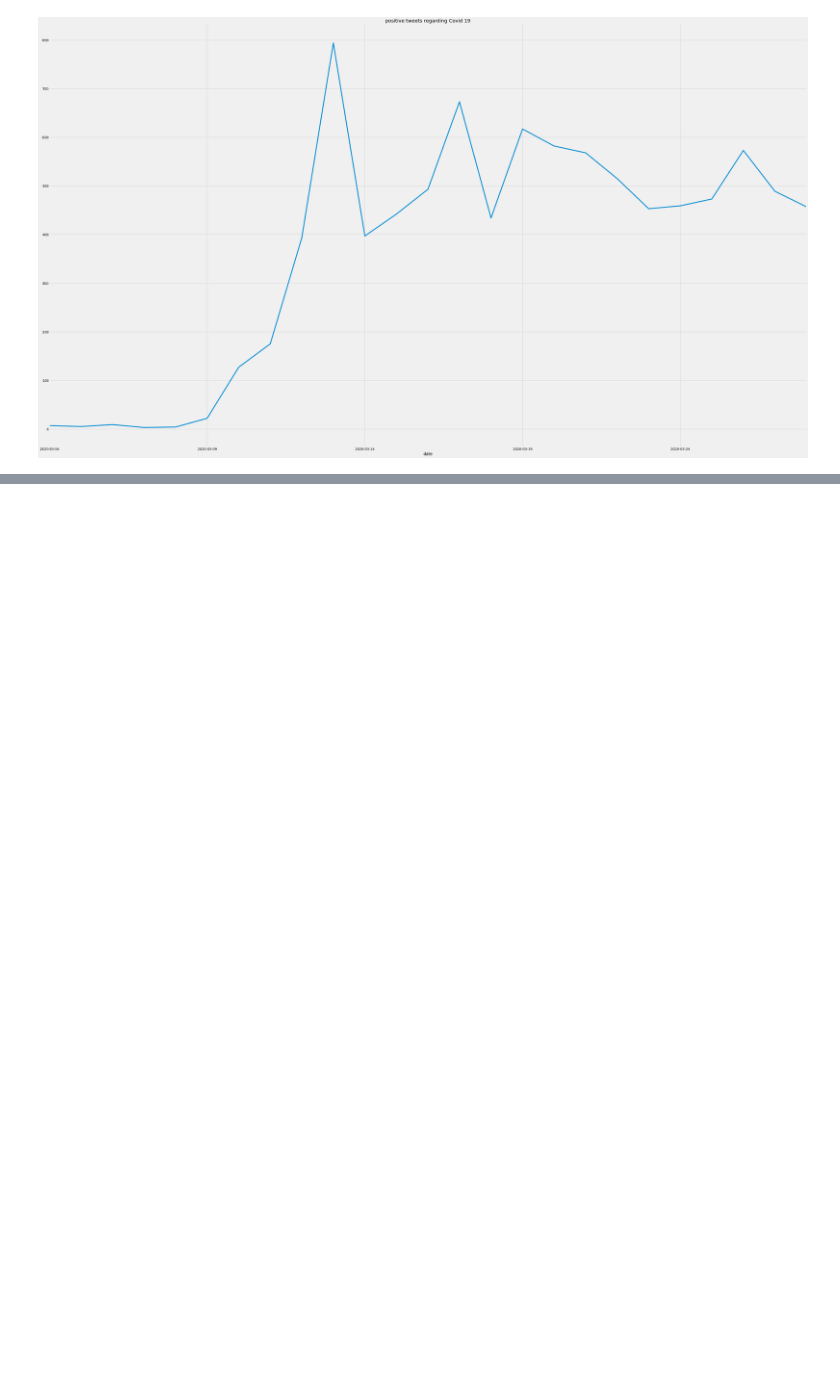
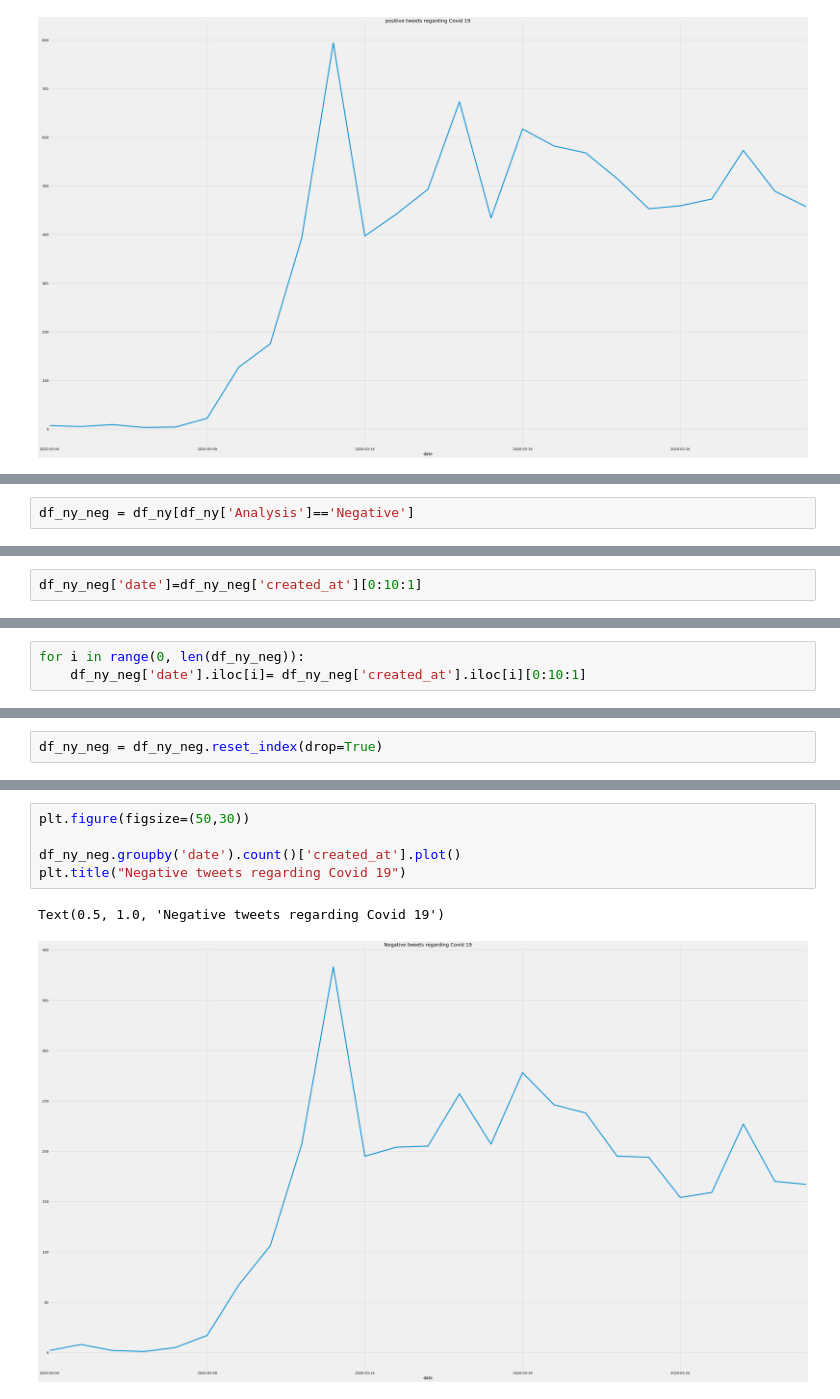
Before and after one commit to armandordorica/Twitter_Sentiment_Analysis, a Jupyter notebook: time series sentiment analysis nyc data on tweets.ipynb, the cells around one changed output, grey strips where cells are left out. Drawn from its saved outputs; the diff is of its cells as text; blank space fills up the shorter version.

```diff
--- a/time series sentiment analysis nyc data on tweets.ipynb
+++ b/time series sentiment analysis nyc data on tweets.ipynb
@@ -547,0 +550,2 @@ Text(0.5, 1.0, 'positive tweets regarding Covid 19')
+# %%
+df_ny_neg = df_ny[df_ny['Analysis']=='Negative']
@@ -547,0 +557,2 @@ Text(0.5, 1.0, 'positive tweets regarding Covid 19')
+# %%
+df_ny_neg['date']=df_ny_neg['created_at'][0:10:1]
@@ -547,0 +565,3 @@ Text(0.5, 1.0, 'positive tweets regarding Covid 19')
+# %%
+for i in range(0, len(df_ny_neg)):
+    df_ny_neg['date'].iloc[i]= df_ny_neg['created_at'].iloc[i][0:10:1]
@@ -547,0 +576,2 @@ Text(0.5, 1.0, 'positive tweets regarding Covid 19')
+# %%
+df_ny_neg = df_ny_neg.reset_index(drop=True)
@@ -547,0 +588,8 @@ Text(0.5, 1.0, 'positive tweets regarding Covid 19')
+# %%
+plt.figure(figsize=(50,30))
+
+df_ny_neg.groupby('date').count()['created_at'].plot()
+plt.title("Negative tweets regarding Covid 19")
+# %% [output]
+Text(0.5, 1.0, 'Negative tweets regarding Covid 19')
+[figure, added]
```
Also changed, not shown: parts of 29 cells of this notebook.
